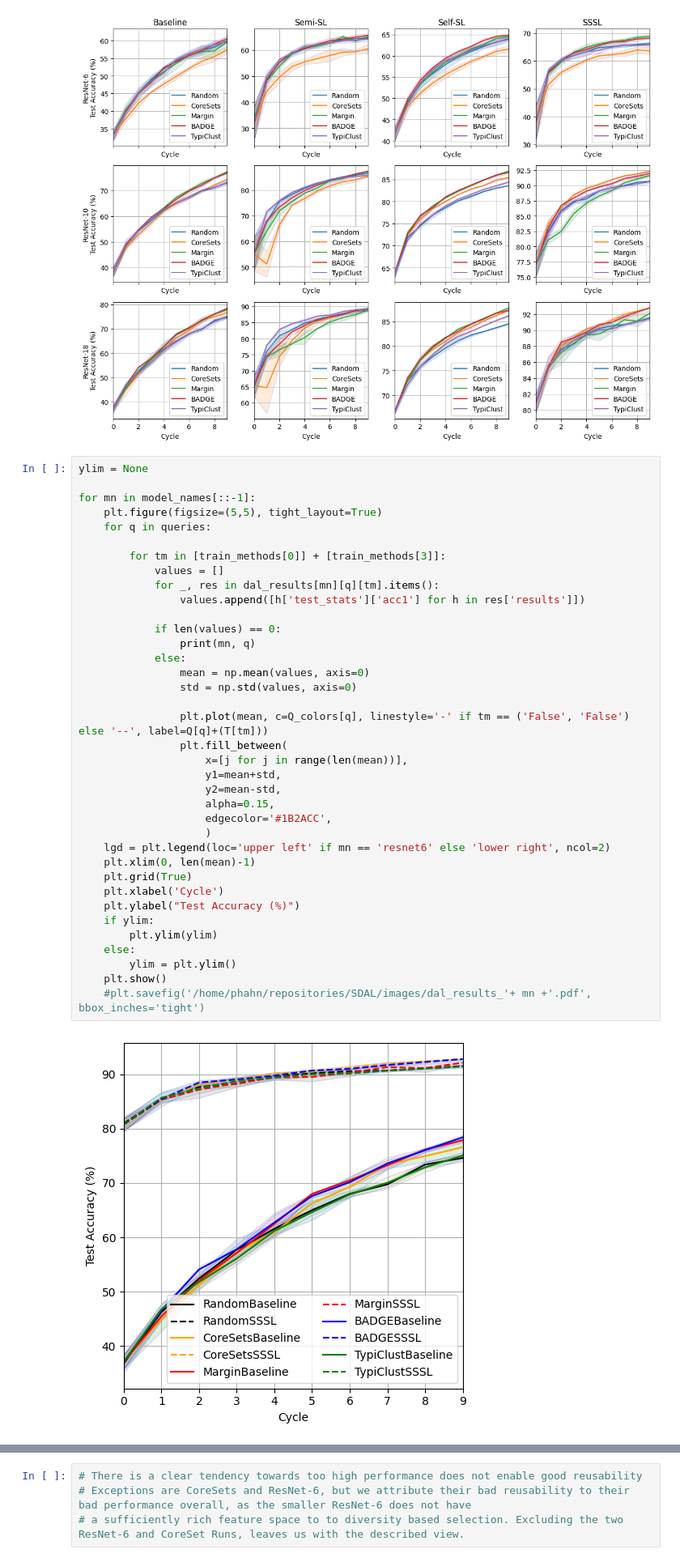
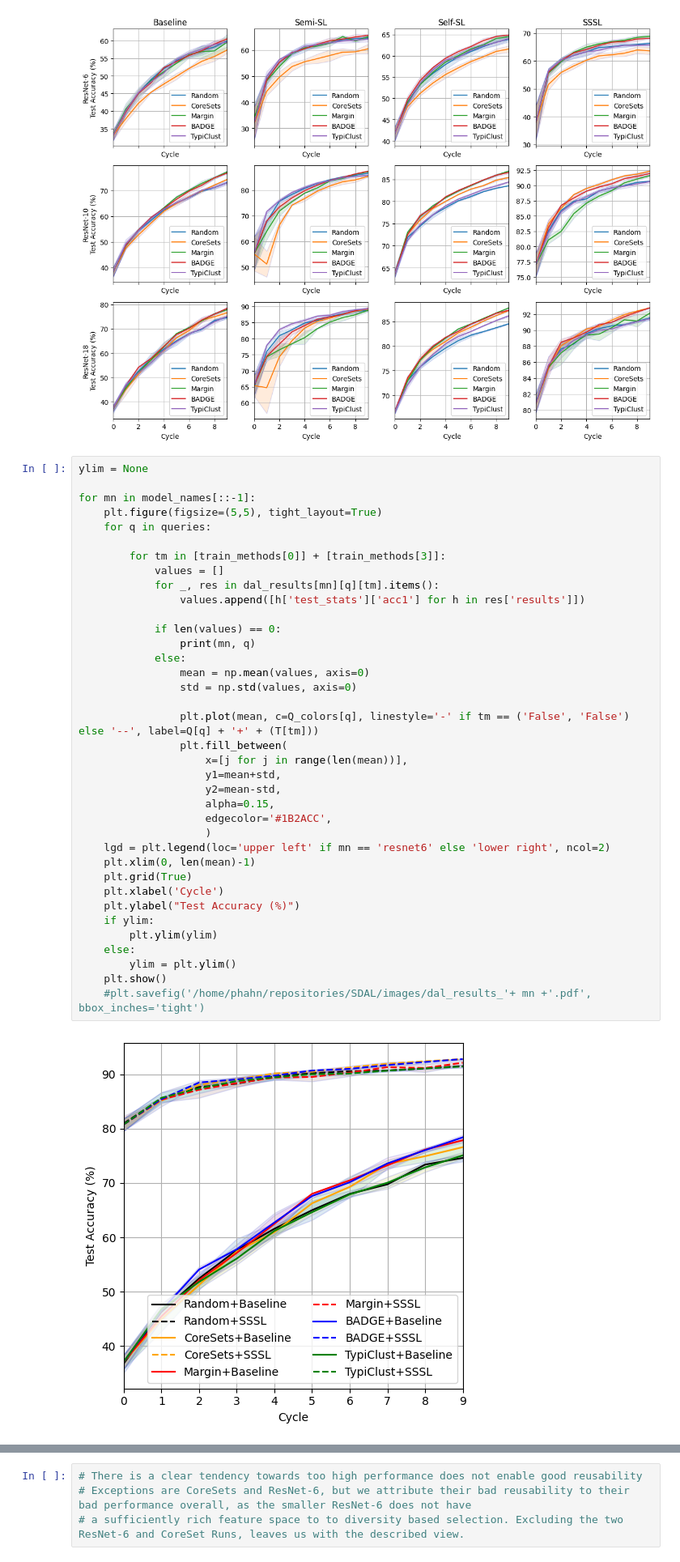
Before and after one commit to nhaH-luaP/general-reusability, a Jupyter notebook: notebooks/evaluate.ipynb, the cells around one changed output, grey strips where cells are left out. Shown at 81% size. Cells and saved outputs as stored; diff of their text form.

Commit message:
Updated more figures

```diff
--- a/notebooks/evaluate.ipynb
+++ b/notebooks/evaluate.ipynb
@@ -130,32 +130,32 @@ for mn in model_names[::-1]:
         for tm in [train_methods[0]] + [train_methods[3]]:
             values = []
             for _, res in dal_results[mn][q][tm].items():
                 values.append([h['test_stats']['acc1'] for h in res['results']])
 
             if len(values) == 0:
                 print(mn, q)
             else:
                 mean = np.mean(values, axis=0)
                 std = np.std(values, axis=0)
 
-                plt.plot(mean, c=Q_colors[q], linestyle='-' if tm == ('False', 'False') else '--', label=Q[q]+(T[tm]))
+                plt.plot(mean, c=Q_colors[q], linestyle='-' if tm == ('False', 'False') else '--', label=Q[q] + '+' + (T[tm]))
                 plt.fill_between(
                     x=[j for j in range(len(mean))],
                     y1=mean+std,
                     y2=mean-std,
                     alpha=0.15,
                     edgecolor='#1B2ACC',
                     )
     lgd = plt.legend(loc='upper left' if mn == 'resnet6' else 'lower right', ncol=2)
     plt.xlim(0, len(mean)-1)
     plt.grid(True)
     plt.xlabel('Cycle')
     plt.ylabel("Test Accuracy (%)")
     if ylim:
         plt.ylim(ylim)
     else:
         ylim = plt.ylim()
     plt.show()
     #plt.savefig('/home/phahn/repositories/SDAL/images/dal_results_'+ mn +'.pdf', bbox_inches='tight')
 # %% [output]
-[figure, old version]
+[figure, new version]
```
Also changed, not shown: parts of 5 cells of this notebook, 3 other files.
